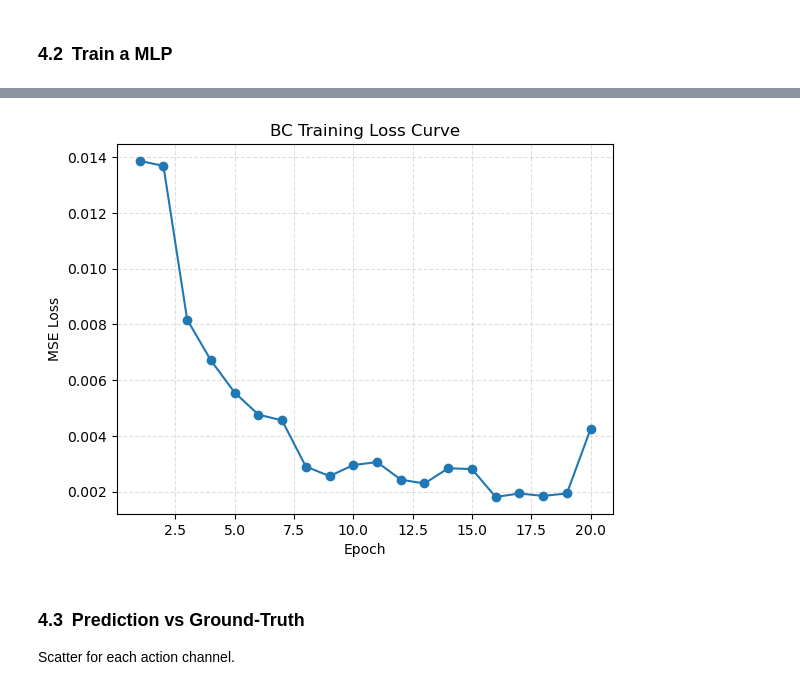
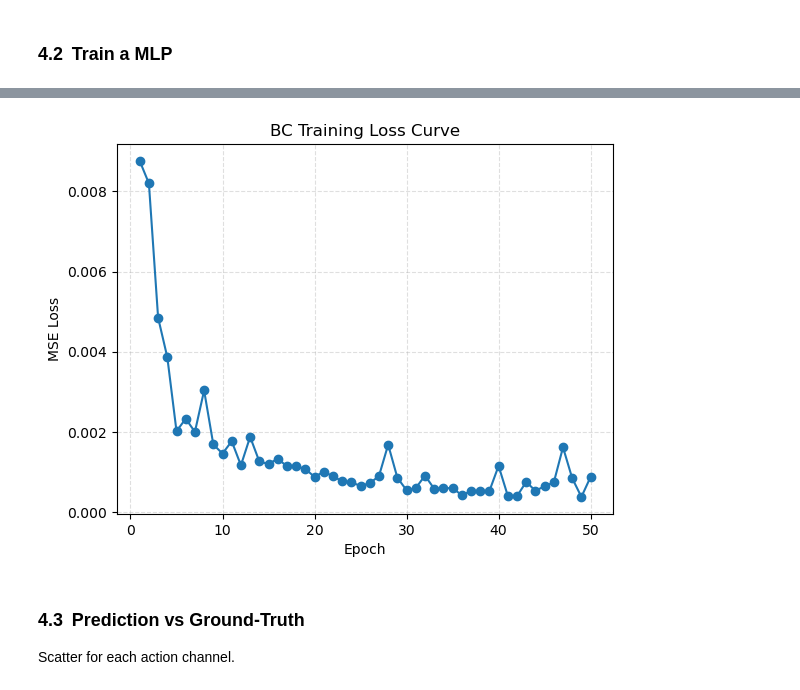
Before and after one commit to yunusdanabas/passive_walker_rl, a Jupyter notebook: passive_walker/bc/BehaviourClonning.ipynb, the cells around one changed output, grey strips where cells are left out. Cells and saved outputs as stored; diff of their text form; code cells hidden in the pictures.

```diff
--- a/passive_walker/bc/BehaviourClonning.ipynb
+++ b/passive_walker/bc/BehaviourClonning.ipynb
@@ -264,7 +281,7 @@ from passive_walker.envs.mujoco_fsm_env import PassiveWalkerEnv
 set_device(USE_GPU_NOTEBOOK)
 
 # 2) Collect demos
-DEMO_STEPS_HK = 50_000
+DEMO_STEPS_HK = 100_000
 
 env_hk = PassiveWalkerEnv(
     xml_path=str(XML_PATH),
@@ -292,7 +310,7 @@ Collected hip+knee demos: obs (20000, 11), labels (20000, 3)
 from passive_walker.controllers.nn.hip_knee_nn import HipKneeController
 from passive_walker.bc.hip_knee_mse.train import train_nn_controller as train_hk
 
-EPOCHS_HK, BATCH_HK, LR_HK =50, 32, 3e-4
+EPOCHS_HK, BATCH_HK, LR_HK = 50, 64, 3e-4
 
 # Initialize model & optimizer
 hk_model = HipKneeController(input_size=obs_hk.shape[1], hidden_size=256)
@@ -305,7 +323,8 @@ hk_model, hk_loss_hist = train_hk(
     obs=obs_hk,
     labels=labels_hk,
     epochs=EPOCHS_HK,
-    batch=BATCH_HK
+    batch=BATCH_HK,
+    plot_loss=False,
 )
 
 # Plot loss curve
@@ -334,4 +350,4 @@ plot_loss_curve(hk_loss_hist)
-[figure, old version]
+[figure, new version]
 # %% [markdown]
 ### 4.3 Prediction vs Ground-Truth
 Scatter for each action channel.
```
Also changed, not shown: parts of 20 cells of this notebook, 41 other files.
